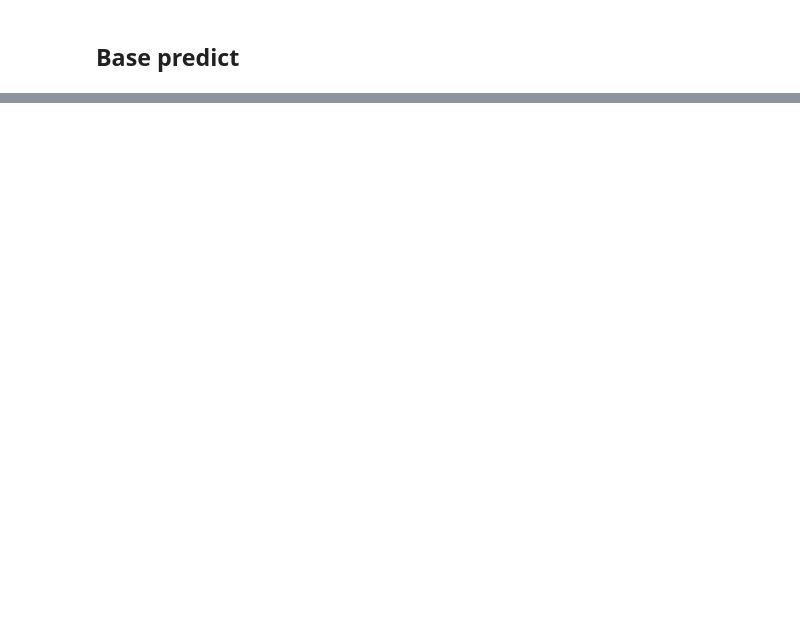
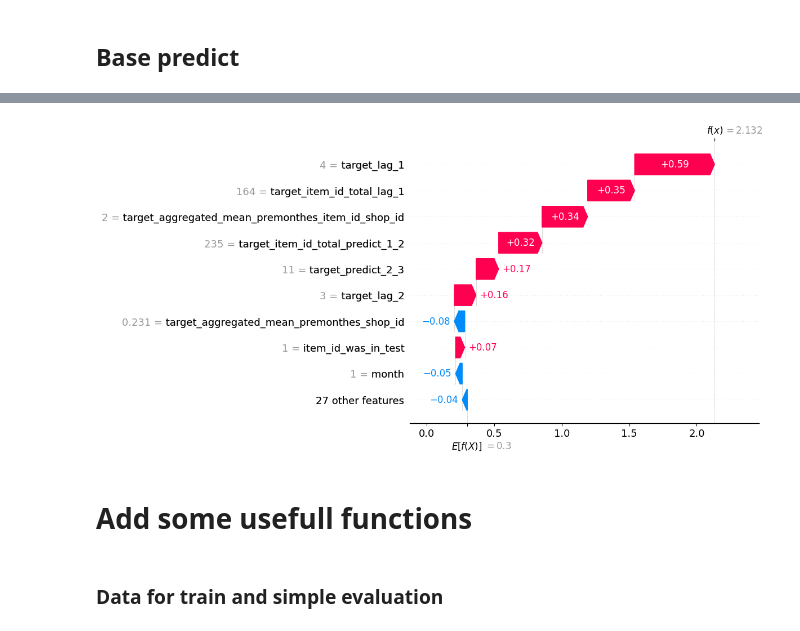
Before and after one commit to MarianSlassi/future_sales_prediction, a Jupyter notebook: notebooks/modeling.ipynb, the cells around one changed output, grey strips where cells are left out. Drawn from its saved outputs; the diff is of its cells as text; code cells hidden in the pictures; blank space fills up the shorter version.

```diff
--- a/notebooks/modeling.ipynb
+++ b/notebooks/modeling.ipynb
@@ -442,0 +497,8 @@ y_pred
+# %%
+shap.plots.waterfall(shap_values[7])
+# %% [output]
+[figure, added]
+# %% [markdown]
+# Add some usefull functions
+# %% [markdown]
+### Data for train and simple evaluation
```
Also changed, not shown: parts of 185 cells of this notebook, 7 other files.
